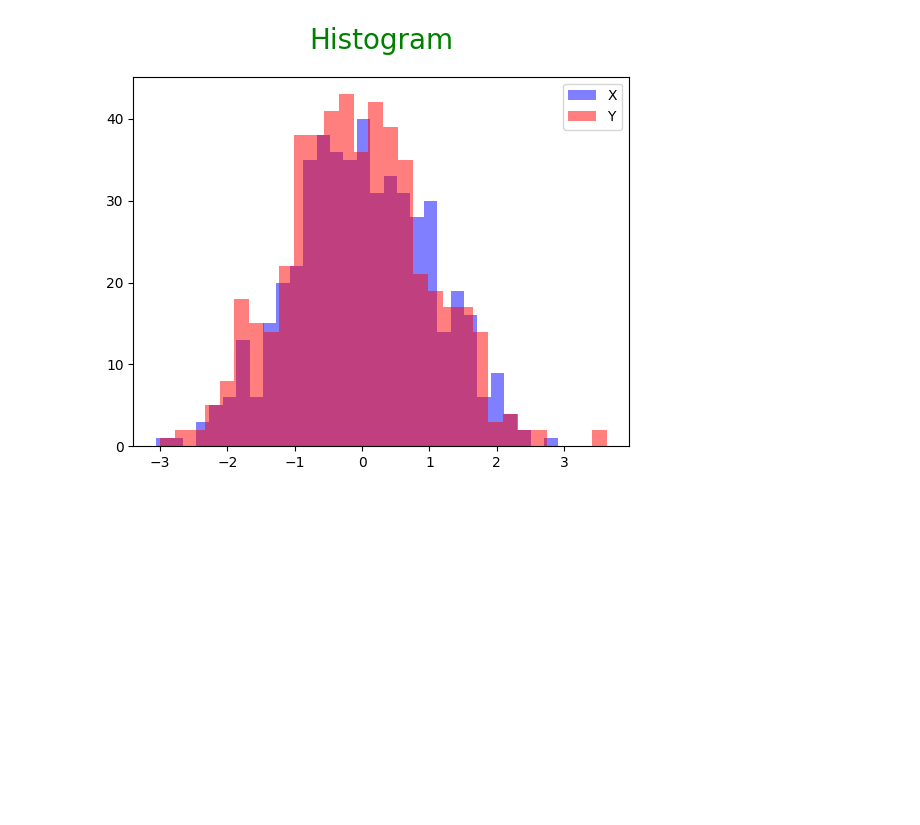
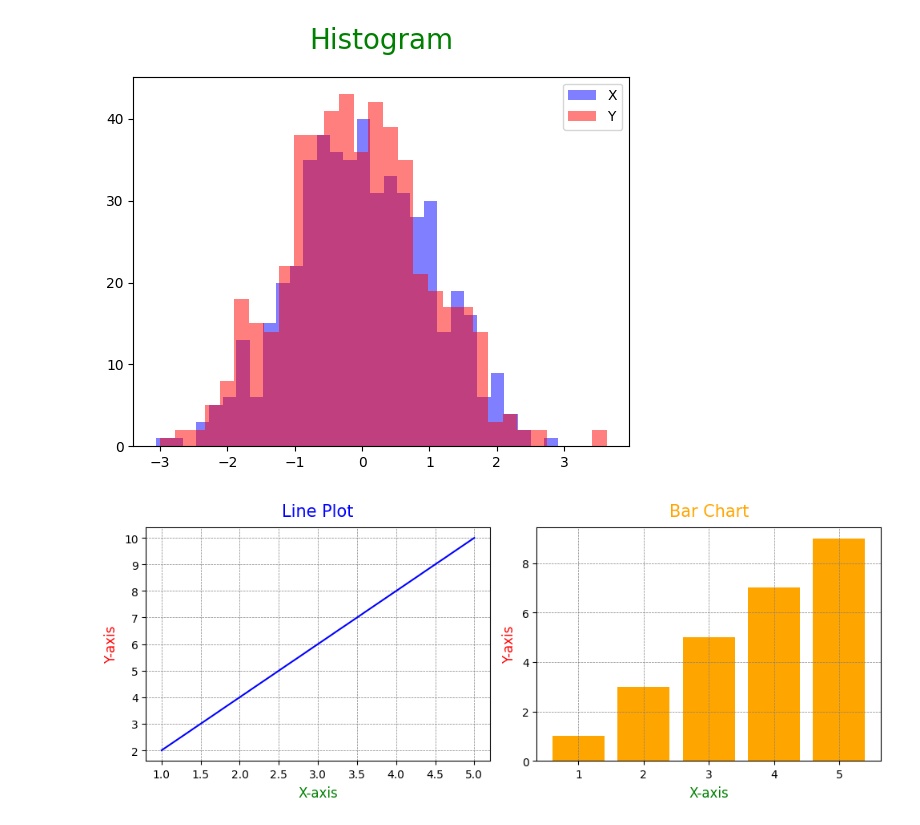
Before and after one commit to Islam-Raad-dev/GCI-World-Program, a Jupyter notebook: 04-Matplotlib/Lesson.ipynb, the cells around one changed output. Saved outputs shown, nothing was run; the diff lists cells and outputs as text; code cells hidden in the pictures; blank space fills up the shorter version.

Commit message:
Subplots

```diff
--- a/04-Matplotlib/Lesson.ipynb
+++ b/04-Matplotlib/Lesson.ipynb
@@ -70,3 +70,28 @@ plt.legend()
 plt.show()
 # %% [output]
 [figure]
+# %%
+# Subplots
+
+fig, (ax1, ax2) = plt.subplots(1, 2, figsize=(10, 4))
+
+x = np.array([1, 2, 3, 4, 5])
+y1 = np.array([2, 4, 6, 8, 10])
+y2 = np.array([1, 3, 5, 7, 9])
+
+ax1.plot(x, y1, color='blue', label='y = 2x')
+ax1.set_title('Line Plot', fontsize=15, color='blue', loc='center', pad=10)
+ax1.set_xlabel('X-axis', fontsize=12, color='green', loc='center', labelpad=5)
+ax1.set_ylabel('Y-axis', fontsize=12, color='red', loc='center', labelpad=5)
+ax1.grid(color='gray', linestyle='--', linewidth=0.5)
+
+ax2.bar(x, y2, color='orange', label='y = x + 1')
+ax2.set_title('Bar Chart', fontsize=15, color='orange', loc='center', pad=10)
+ax2.set_xlabel('X-axis', fontsize=12, color='green', loc='center', labelpad=5)
+ax2.set_ylabel('Y-axis', fontsize=12, color='red', loc='center', labelpad=5)
+ax2.grid(color='gray', linestyle='--', linewidth=0.5)
+
+plt.tight_layout()
+plt.show()
+# %% [output]
+[figure, added]
```
